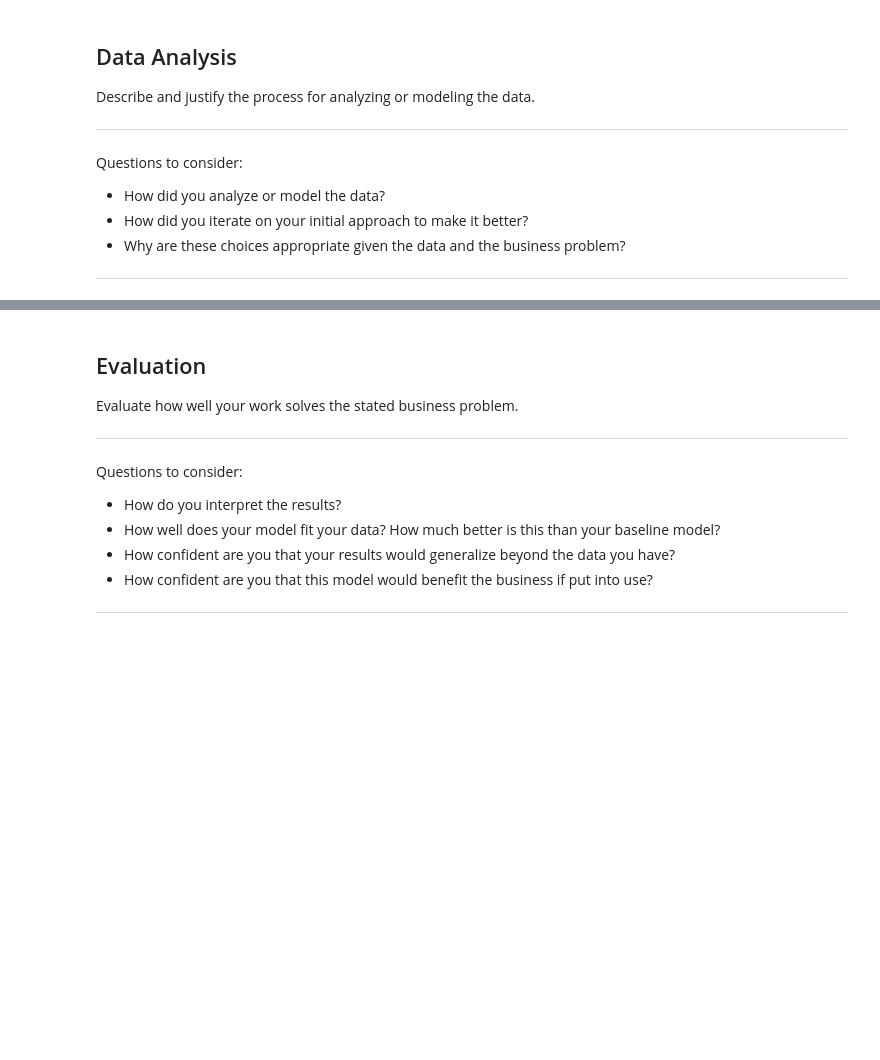
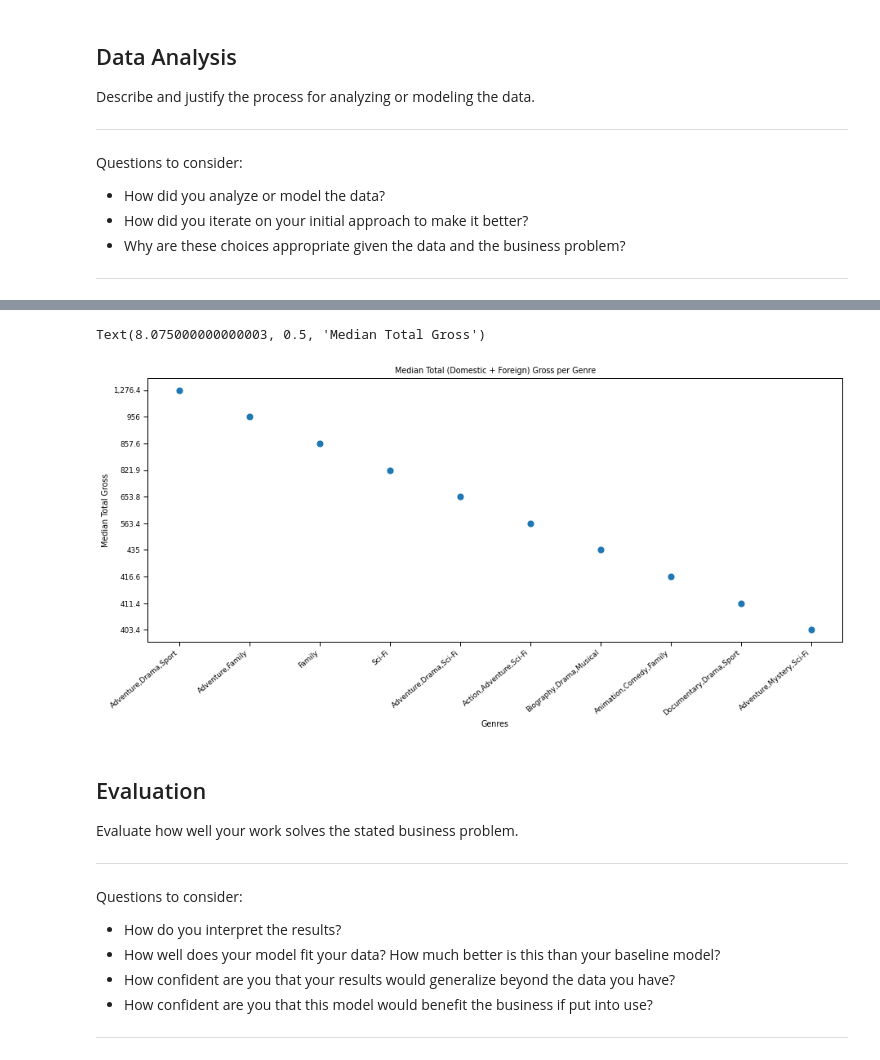
Before and after one commit to samoliver3/dsc-phase-1-project, a Jupyter notebook: student.ipynb, the cells around one changed output, grey strips where cells are left out. Saved outputs shown, nothing was run; the diff lists cells and outputs as text; code cells hidden in the pictures; blank space fills up the shorter version.

Commit message:
Plotted Genres and Total Gross

```diff
--- a/student.ipynb
+++ b/student.ipynb
@@ -440,5 +440,8 @@ print(table1['year'].min())
 # %%
 # so the min year value is 2010 and the max value is 2018. Therefore, the
 # pandemic is not a concern for this data.
-# After doing some research into inflation, it does not seem necessar to
-# adjust for it considering the flat inflation rates between 2010-2018
+# After doing some research into inflation, it does not seem necessary to
+# adjust for it considering the roughly flat inflation rates between 2010-2018
+# Thus, I will just drop the year column.
+table1 = table1.drop(['year'], axis=1)
+table1
@@ -457,3 +510,34 @@ Questions to consider:
+# %%
+# plot the scatter plot for df1
+median_gross = ['1,276.4', '956', '857.6', '821.9', '653.8', '563.4',
+               '435','416.6','411.4','403.4']
+
+genre_gross_plot = sns.scatterplot(data=df1, x='genres', y=median_gross, s=80)
+# sns.set(rc={'figure.figsize':(7,7)})
+genre_gross_plot.set_xticklabels(['Adventure,Drama,Sport', "Adventure,Family",
+                                  "Family", "Sci-Fi",
+                                  "Adventure,Drama,Sci-Fi",
+                                 "Action,Adventure,Sci-Fi",
+                                 "Biography,Drama,Musical",
+                                 "Animation,Comedy,Family",
+                                 "Documentary,Drama,Sport",
+                                 "Adventure,Mystery,Sci-Fi"])
+
+genre_gross_plot.set_xticklabels(genre_gross_plot.get_xticklabels(),
+                                 rotation = 40,
+                                 ha="right")
+sns.set_context("paper")
+
+plt.tight_layout()
+plt.gcf().set_size_inches(15, 8)
+
+# set titles
+genre_gross_plot.set_title('Median Total (Domestic + Foreign) Gross per Genre')
+genre_gross_plot.set_xlabel('Genres')
+genre_gross_plot.set_ylabel('Median Total Gross')
+# %% [output]
+Text(8.075000000000003, 0.5, 'Median Total Gross')
+[figure, added]
 # %% [markdown]
 ## Evaluation
 Evaluate how well your work solves the stated business problem.
```
Also changed, not shown: parts of 3 cells of this notebook.
